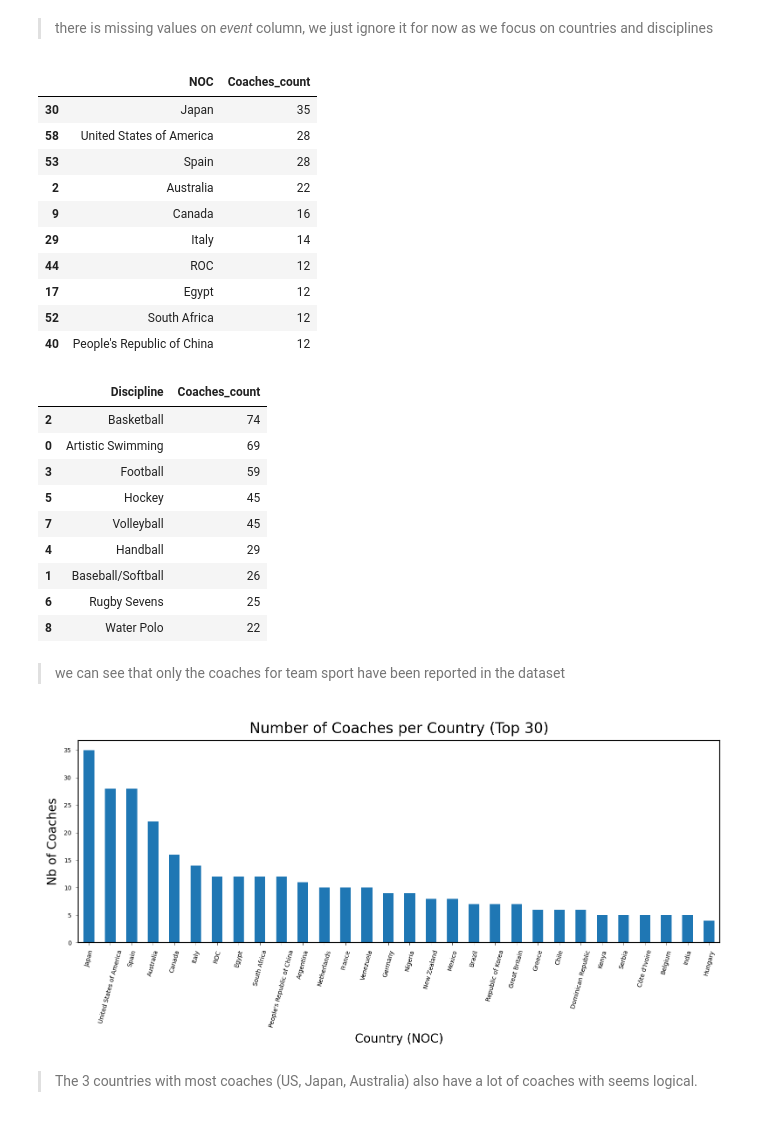
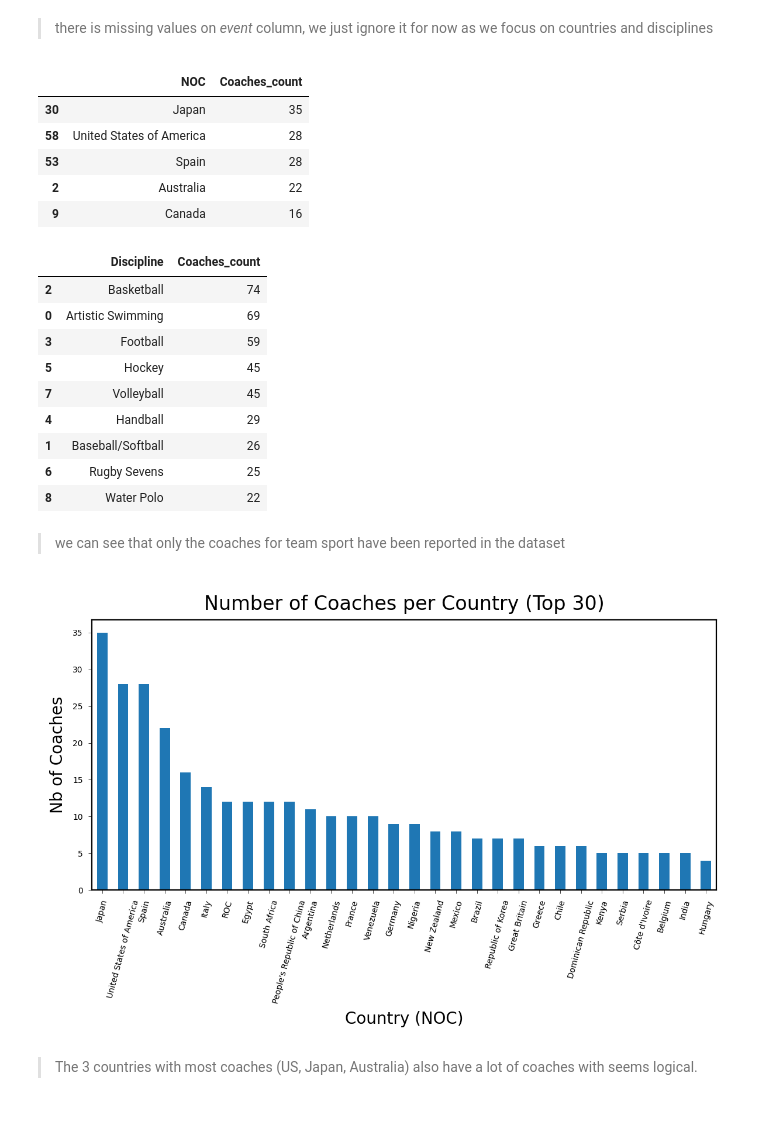
Before and after one commit to levisantn/olympics_tokyo, a Jupyter notebook: olympics_tokyo.ipynb, the cells around one changed output. Saved outputs shown, nothing was run; the diff lists cells and outputs as text; code cells hidden in the pictures.

```diff
--- a/olympics_tokyo.ipynb
+++ b/olympics_tokyo.ipynb
@@ -543,7 +547,7 @@ memory usage: 12.4+ KB
 # get nb coaches per country
 df_coaches.drop(columns=['Name'])
 df_coaches_country = df_coaches.groupby(['NOC']).size().reset_index(name='Coaches_count').sort_values(by=['Coaches_count'], ascending=False)
-display(df_coaches_country.head(10))
+display(df_coaches_country.head())
 
 # get nb coaches per disciplines
 df_coaches.drop(columns=['Name'])
@@ -556,11 +560,6 @@ df_coaches_discipline.head(10)
 | 53 | Spain | 28 |
 | 2 | Australia | 22 |
 | 9 | Canada | 16 |
-| 29 | Italy | 14 |
-| 44 | ROC | 12 |
-| 17 | Egypt | 12 |
-| 52 | South Africa | 12 |
-| 40 | People's Republic of China | 12 |
 |  | Discipline | Coaches_count |
 | 2 | Basketball | 74 |
 | 0 | Artistic Swimming | 69 |
@@ -580,28 +578,27 @@ df_top_30_coaches_discipline = df_coaches_discipline.head(30)
 # %%
-# bar plot
-fig, ax = plt.subplots(figsize=(8, 4))
+# Create the bar plot
+fig, ax = plt.subplots(figsize=(6, 4))
 
-# Create the bar plot
+# bar
 g = df_top_30_coaches_country.plot(x='NOC', y='Coaches_count', kind='bar', ax=ax, legend=False)
 
+# rotate discipline labels for better readability
+plt.xticks(rotation=75)
 g.tick_params(labelsize=5, width=0.25, length=2)
-
-# sotate discipline labels for better readability
-plt.xticks(rotation=75)
 
 # set axis labels and title
 g.set_xlabel('Country (NOC)')
 g.set_ylabel('Nb of Coaches')
 # set title and legend
 plt.title('Number of Coaches per Country (Top 30)')
 
 # add legend
 g.legend().set_visible(False)
 
 plt.tight_layout()
 
 plt.show()
 # %% [output]
-[figure, old version]
+[figure, new version]
 # %% [markdown]
 > The 3 countries with most coaches (US, Japan, Australia) also have a lot of coaches with seems logical.
```
Also changed, not shown: parts of 30 cells of this notebook.
